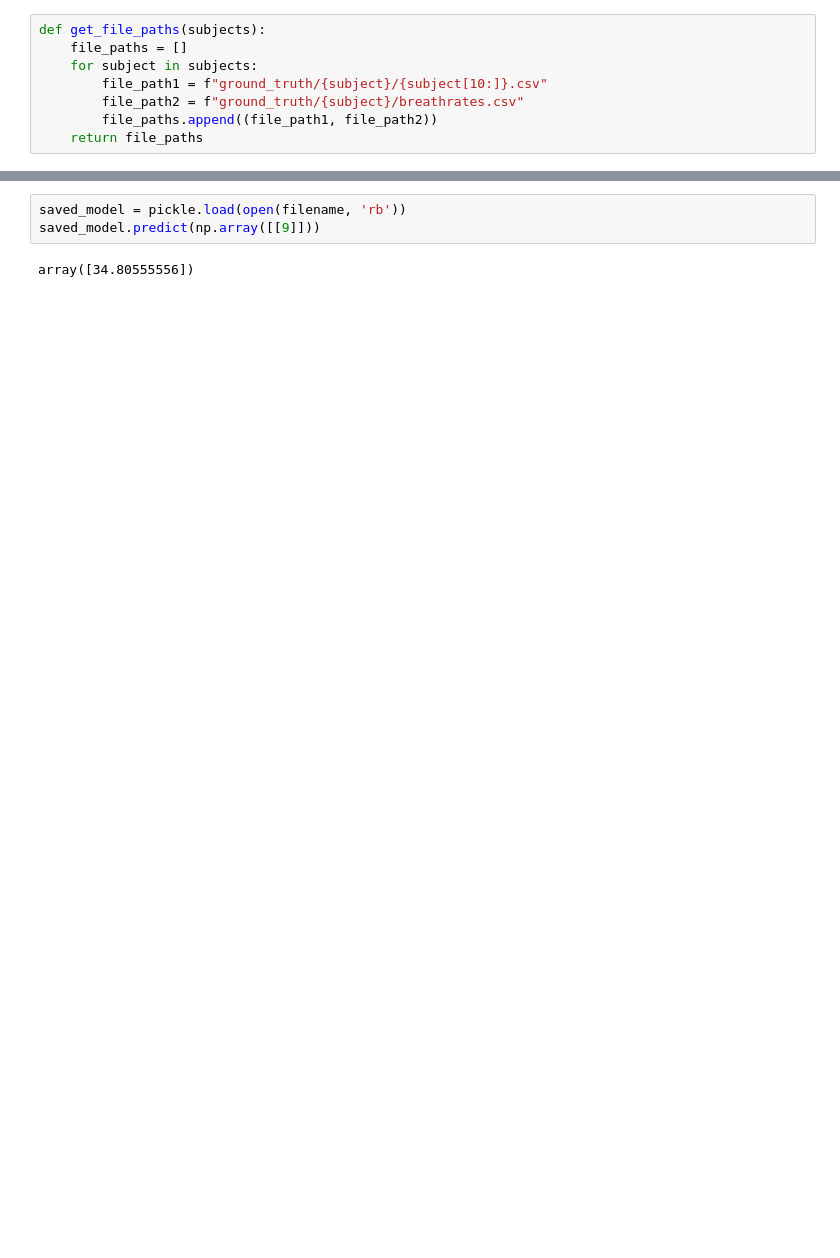
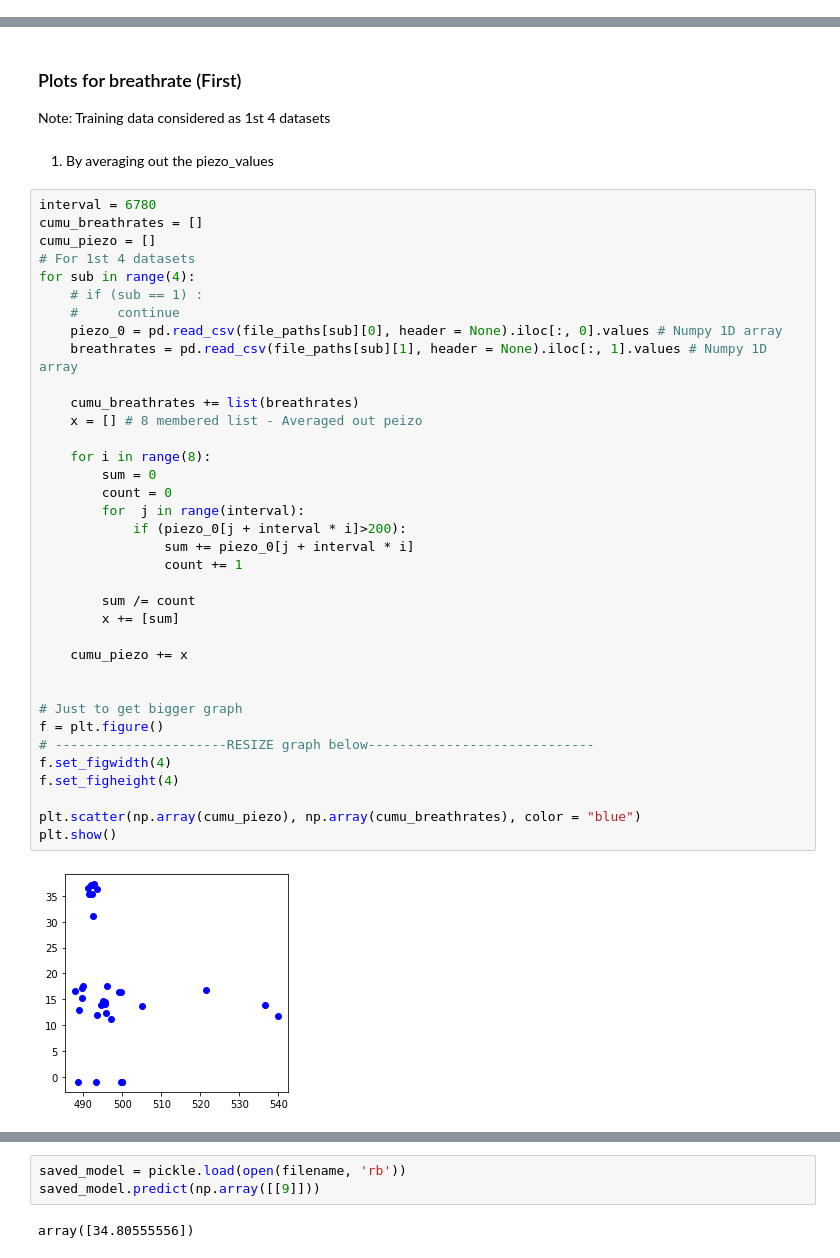
Before and after one commit to somesh2002/Dozee-BCG, a Jupyter notebook: Main.ipynb, the cells around one changed output, grey strips where cells are left out. Saved outputs shown, nothing was run; the diff lists cells and outputs as text; blank space fills up the shorter version.

```diff
--- a/Main.ipynb
+++ b/Main.ipynb
@@ -49,8 +29,0 @@ subjects = df[0].values
-# %%
-def get_file_paths(subjects):
-    file_paths = []
-    for subject in subjects:
-        file_path1 = f"ground_truth/{subject}/{subject[10:]}.csv"
-        file_path2 = f"ground_truth/{subject}/breathrates.csv"
-        file_paths.append((file_path1, file_path2))
-    return file_paths
@@ -62,0 +100,43 @@ print(file_paths)
+# %% [markdown]
+### Plots for breathrate (First)
+Note: Training data considered as 1st 4 datasets
+# %% [markdown]
+1. By averaging out the piezo_values
+# %%
+interval = 6780
+cumu_breathrates = []
+cumu_piezo = []
+# For 1st 4 datasets
+for sub in range(4):
+    # if (sub == 1) :
+    #     continue
+    piezo_0 = pd.read_csv(file_paths[sub][0], header = None).iloc[:, 0].values # Numpy 1D array
+    breathrates = pd.read_csv(file_paths[sub][1], header = None).iloc[:, 1].values # Numpy 1D array
+
+    cumu_breathrates += list(breathrates)
+    x = [] # 8 membered list - Averaged out peizo
+
+    for i in range(8):
+        sum = 0
+        count = 0
+        for  j in range(interval):
+            if (piezo_0[j + interval * i]>200):
+                sum += piezo_0[j + interval * i]
+                count += 1
+
+        sum /= count
+        x += [sum]
+
+    cumu_piezo += x
+
+
+# Just to get bigger graph
+f = plt.figure()
+# ----------------------RESIZE graph below-----------------------------
+f.set_figwidth(4)
+f.set_figheight(4)
+
+plt.scatter(np.array(cumu_piezo), np.array(cumu_breathrates), color = "blue")
+plt.show()
+# %% [output]
+[figure, added]
```
Also changed, not shown: parts of 29 cells of this notebook, 30 other files.
